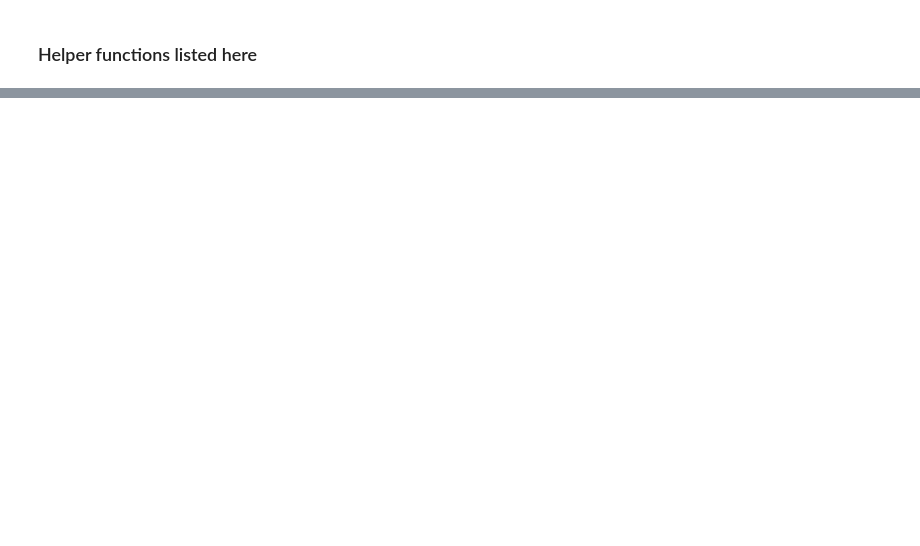
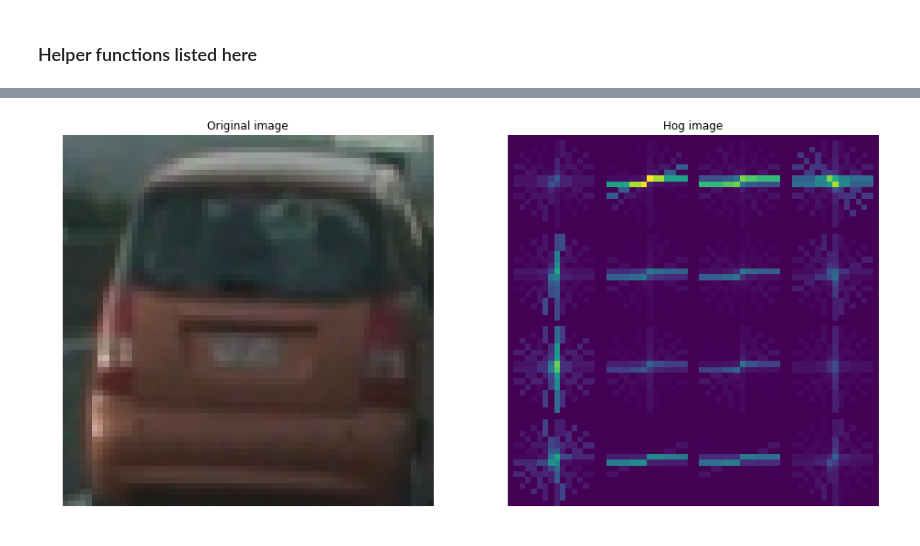
Before and after one commit to mahmud83/vehicle-detection-11, a Jupyter notebook: P5.ipynb, the cells around one changed output, grey strips where cells are left out. Drawn from its saved outputs; the diff is of its cells as text; code cells hidden in the pictures; blank space fills up the shorter version.

```diff
--- a/P5.ipynb
+++ b/P5.ipynb
@@ -425,0 +440,20 @@ for each_file in test_images:
+# %%
+def hog_features_demo(item_name):
+    image = mpimg.imread(item_name)
+
+    if np.max(image) > 1:
+        image = image.astype(np.float32) / float(np.max(image))
+    hog_features, hog_image = FeatureExtractor(my_params).get_hog_features(image[:,:,0], vis=True)
+
+    frame, (im1, im2) = plt.subplots(1, 2, figsize=(16, 10))
+    im1.imshow(image)
+    im1.set_title('Original image')
+    im1.axis('off')
+
+    im2.imshow(hog_image)
+    im2.set_title('Hog image')
+    im2.axis('off')
+
+hog_features_demo('data/vehicles/GTI_MiddleClose/image0356.png')
+# %% [output]
+[figure, added]
```
Also changed, not shown: parts of 7 cells of this notebook, 2 other files.
